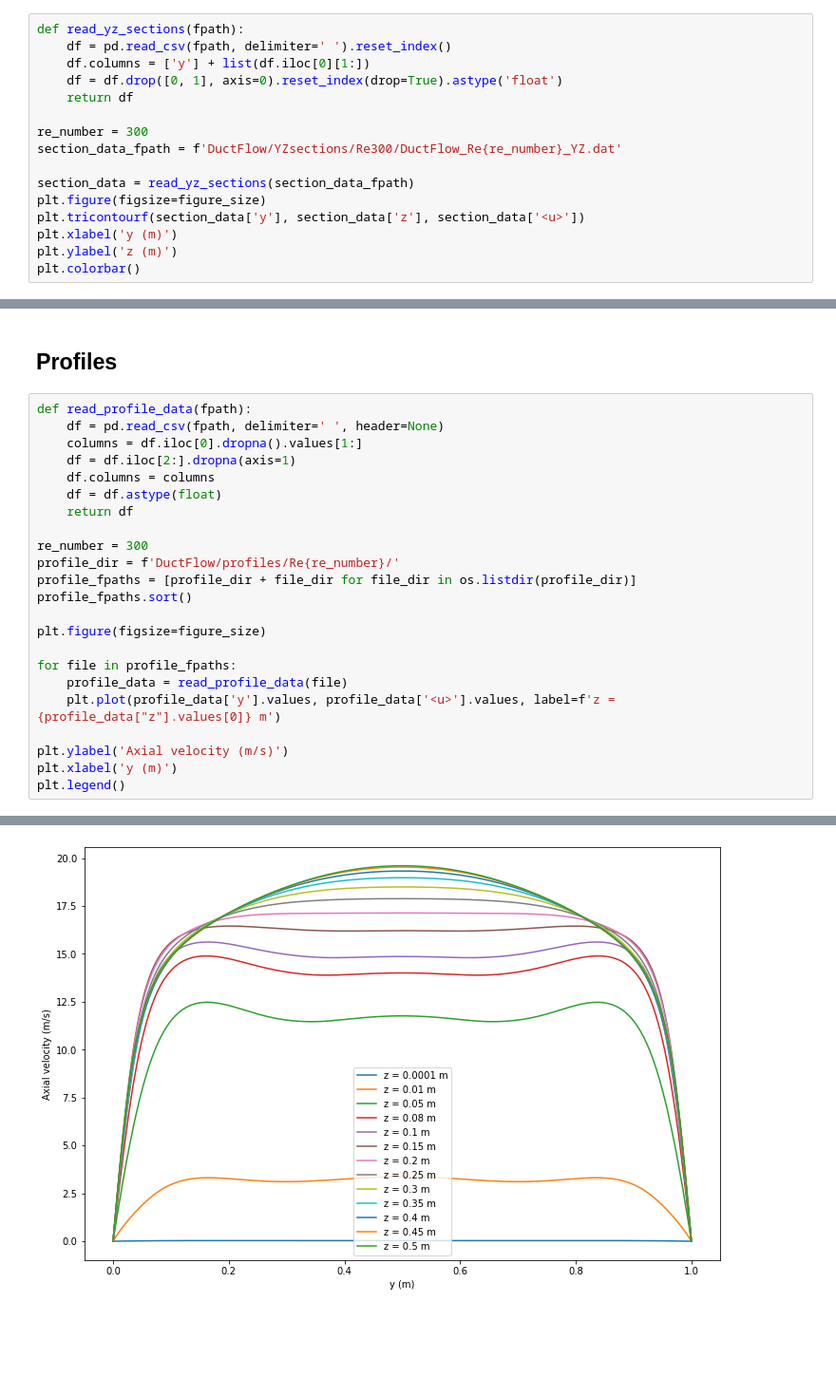
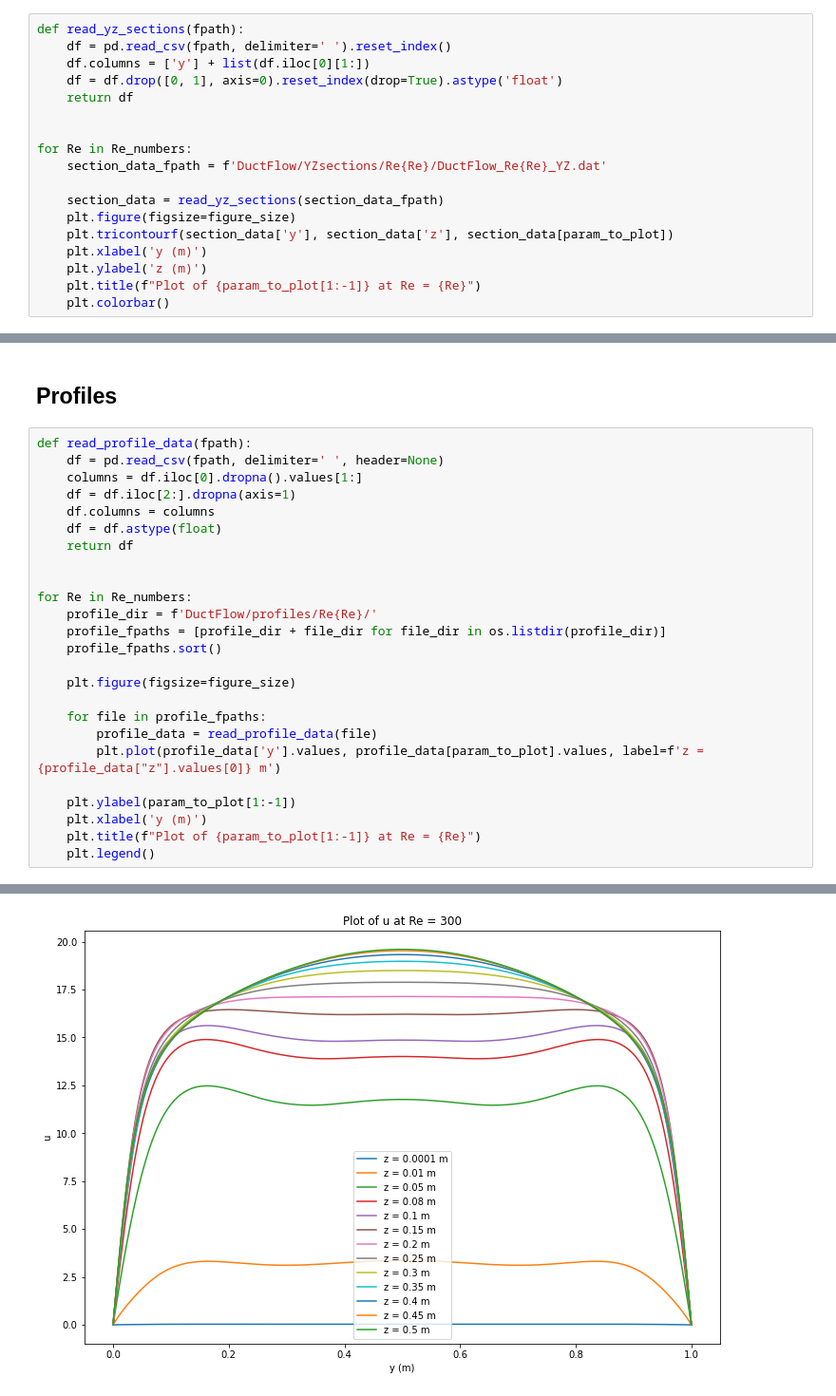
Before and after one commit to delphiiii/CFD-CW2, a Jupyter notebook: read_DNS_data.ipynb, the cells around one changed output, grey strips where cells are left out. Shown at 95% size. Cells and saved outputs as stored; diff of their text form; blank space fills up the shorter version.

```diff
--- a/read_DNS_data.ipynb
+++ b/read_DNS_data.ipynb
@@ -18,13 +22,15 @@ def read_yz_sections(fpath):
     df = df.drop([0, 1], axis=0).reset_index(drop=True).astype('float')
     return df
 
-re_number = 300
-section_data_fpath = f'DuctFlow/YZsections/Re300/DuctFlow_Re{re_number}_YZ.dat'
 
-section_data = read_yz_sections(section_data_fpath)
-plt.figure(figsize=figure_size)
-plt.tricontourf(section_data['y'], section_data['z'], section_data['<u>'])
-plt.xlabel('y (m)')
-plt.ylabel('z (m)')
-plt.colorbar()
+for Re in Re_numbers:
+    section_data_fpath = f'DuctFlow/YZsections/Re{Re}/DuctFlow_Re{Re}_YZ.dat'
+
+    section_data = read_yz_sections(section_data_fpath)
+    plt.figure(figsize=figure_size)
+    plt.tricontourf(section_data['y'], section_data['z'], section_data[param_to_plot])
+    plt.xlabel('y (m)')
+    plt.ylabel('z (m)')
+    plt.title(f"Plot of {param_to_plot[1:-1]} at Re = {Re}")
+    plt.colorbar()
 # %% [output]
@@ -47,18 +47,20 @@ def read_profile_data(fpath):
     df = df.astype(float)
     return df
 
-re_number = 300
-profile_dir = f'DuctFlow/profiles/Re{re_number}/'
-profile_fpaths = [profile_dir + file_dir for file_dir in os.listdir(profile_dir)]
-profile_fpaths.sort()
 
-plt.figure(figsize=figure_size)
+for Re in Re_numbers:
+    profile_dir = f'DuctFlow/profiles/Re{Re}/'
+    profile_fpaths = [profile_dir + file_dir for file_dir in os.listdir(profile_dir)]
+    profile_fpaths.sort()
 
-for file in profile_fpaths:
-    profile_data = read_profile_data(file)
-    plt.plot(profile_data['y'].values, profile_data['<u>'].values, label=f'z = {profile_data["z"].values[0]} m')
+    plt.figure(figsize=figure_size)
 
-plt.ylabel('Axial velocity (m/s)')
-plt.xlabel('y (m)')
-plt.legend()
+    for file in profile_fpaths:
+        profile_data = read_profile_data(file)
+        plt.plot(profile_data['y'].values, profile_data[param_to_plot].values, label=f'z = {profile_data["z"].values[0]} m')
+
+    plt.ylabel(param_to_plot[1:-1])
+    plt.xlabel('y (m)')
+    plt.title(f"Plot of {param_to_plot[1:-1]} at Re = {Re}")
+    plt.legend()
 # %% [output]
@@ -66 +67 @@ plt.legend()
-[figure, old version]
+[figure, new version]
```
Also changed, not shown: parts of 8 cells of this notebook.
